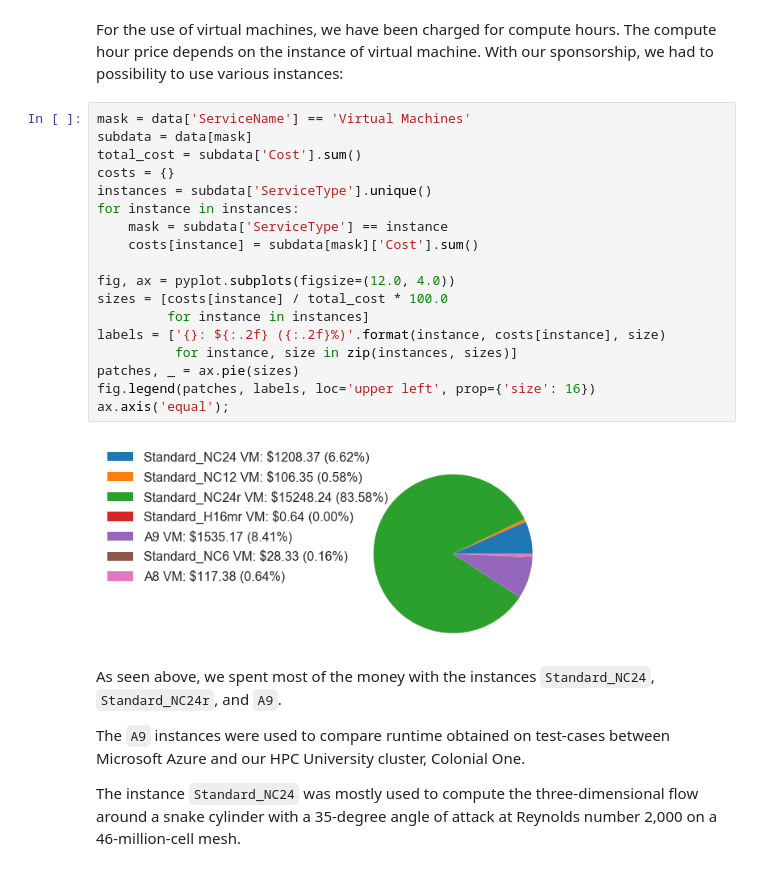
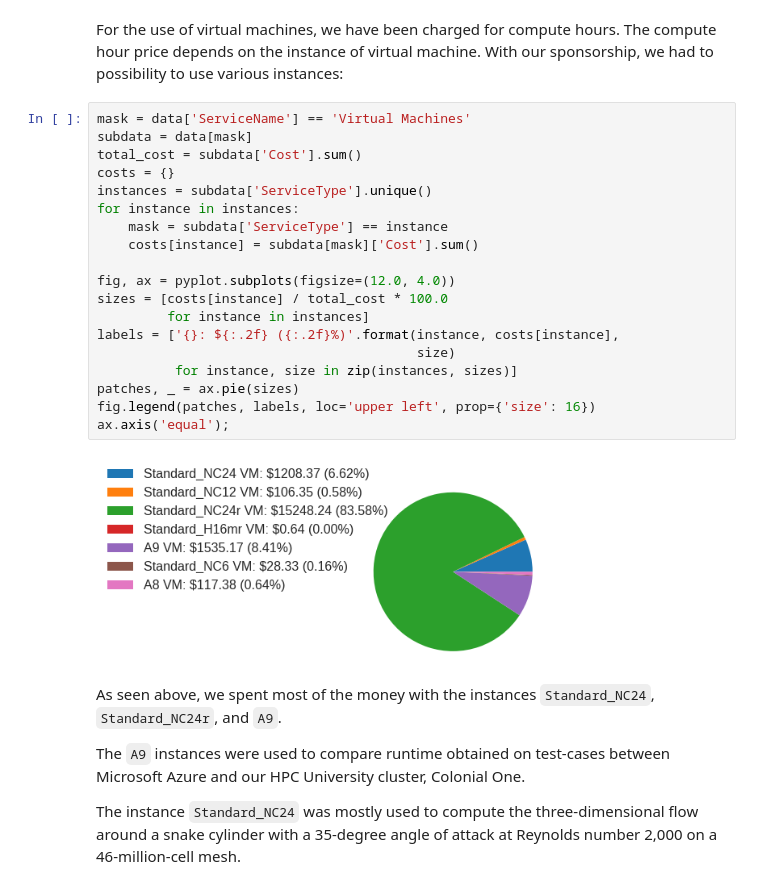
Before and after one commit to mesnardo/FlyingSnake2Cloud, a Jupyter notebook: reports/costanalysis/costanalysis.ipynb, the cells around one changed output. Drawn from its saved outputs; the diff is of its cells as text.

```diff
--- a/reports/costanalysis/costanalysis.ipynb
+++ b/reports/costanalysis/costanalysis.ipynb
@@ -139,23 +141,24 @@ With our sponsorship, we had to possibility to use various instances:
 # %%
 mask = data['ServiceName'] == 'Virtual Machines'
 subdata = data[mask]
 total_cost = subdata['Cost'].sum()
 costs = {}
 instances = subdata['ServiceType'].unique()
 for instance in instances:
     mask = subdata['ServiceType'] == instance
     costs[instance] = subdata[mask]['Cost'].sum()
 
 fig, ax = pyplot.subplots(figsize=(12.0, 4.0))
 sizes = [costs[instance] / total_cost * 100.0
          for instance in instances]
-labels = ['{}: ${:.2f} ({:.2f}%)'.format(instance, costs[instance], size)
+labels = ['{}: ${:.2f} ({:.2f}%)'.format(instance, costs[instance],
+                                         size)
           for instance, size in zip(instances, sizes)]
 patches, _ = ax.pie(sizes)
 fig.legend(patches, labels, loc='upper left', prop={'size': 16})
 ax.axis('equal');
 # %% [output]
-[figure, old version]
+[figure, new version]
 # %% [markdown]
 As seen above, we spent most of the money with the instances `Standard_NC24`, `Standard_NC24r`, and `A9`.
 
```
Also changed, not shown: parts of 20 cells of this notebook, 1 other file.
